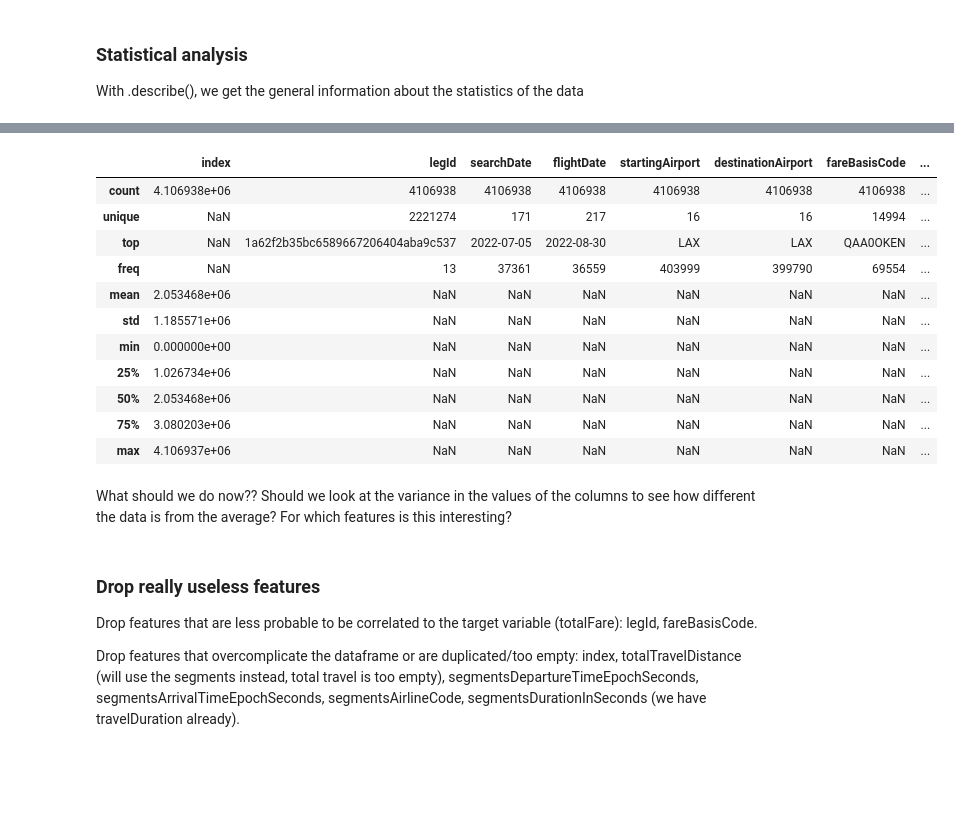
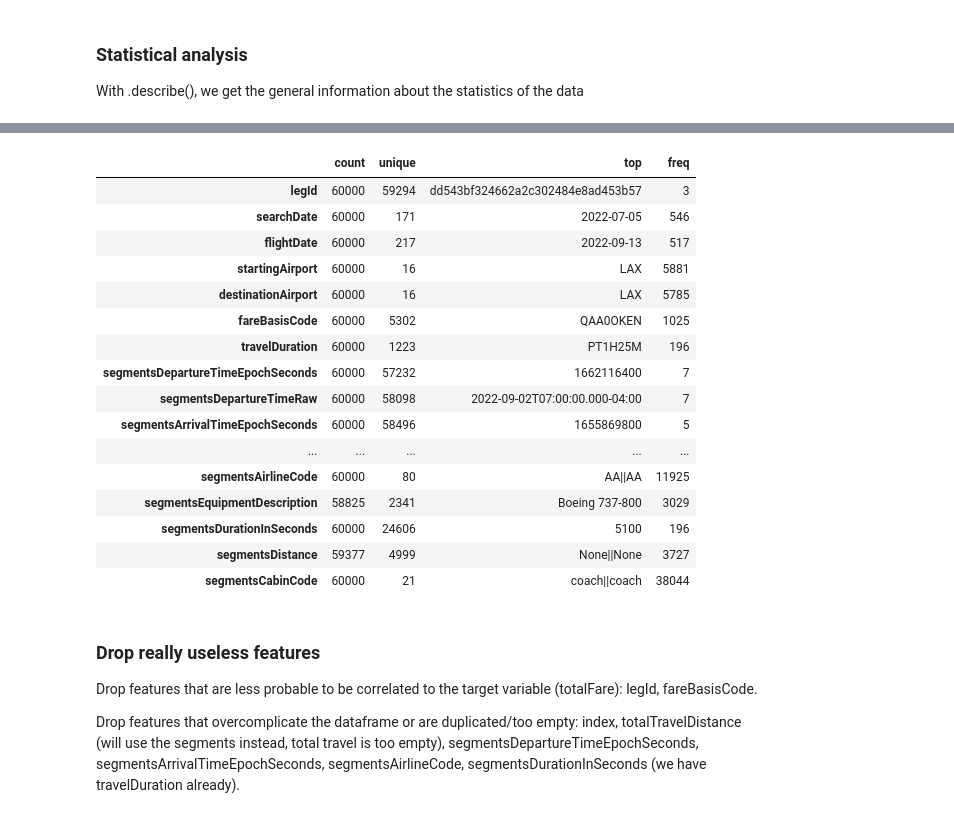
Before and after one commit to maria-pigazzi/flight-predictions-project, a Jupyter notebook: src/explore.ipynb, the cells around one changed output, grey strips where cells are left out. Saved outputs shown, nothing was run; the diff lists cells and outputs as text; code cells hidden in the pictures; blank space fills up the shorter version.

```diff
--- a/src/explore.ipynb
+++ b/src/explore.ipynb
@@ -32,5 +35,5 @@ db_con = sqlite3.connect("../data/raw/flight_data.sqlite")
 # %%
-import sqlite3
+''' import sqlite3
 import pandas as pd
 
-data_from_db = pd.read_sql_query('SELECT * from raw_data', db_con)
+data_from_db = pd.read_sql_query('SELECT * from raw_data', db_con) '''
@@ -183,20 +188,23 @@ data_from_db.describe() #why is it not describing all columns???
 # %%
-data_from_db.describe(include='all')
+data_from_db.describe(include = "O").T
 # %% [output]
-|  | index | legId | searchDate | flightDate | startingAirport | destinationAirport | fareBasisCode | ... |
-| count | 4.106938e+06 | 4106938 | 4106938 | 4106938 | 4106938 | 4106938 | 4106938 | ... |
-| unique | NaN | 2221274 | 171 | 217 | 16 | 16 | 14994 | ... |
-| top | NaN | 1a62f2b35bc6589667206404aba9c537 | 2022-07-05 | 2022-08-30 | LAX | LAX | QAA0OKEN | ... |
-| freq | NaN | 13 | 37361 | 36559 | 403999 | 399790 | 69554 | ... |
-| mean | 2.053468e+06 | NaN | NaN | NaN | NaN | NaN | NaN | ... |
-| std | 1.185571e+06 | NaN | NaN | NaN | NaN | NaN | NaN | ... |
-| min | 0.000000e+00 | NaN | NaN | NaN | NaN | NaN | NaN | ... |
-| 25% | 1.026734e+06 | NaN | NaN | NaN | NaN | NaN | NaN | ... |
-| 50% | 2.053468e+06 | NaN | NaN | NaN | NaN | NaN | NaN | ... |
-| 75% | 3.080203e+06 | NaN | NaN | NaN | NaN | NaN | NaN | ... |
-| max | 4.106937e+06 | NaN | NaN | NaN | NaN | NaN | NaN | ... |
+|  | count | unique | top | freq |
+| legId | 60000 | 59294 | dd543bf324662a2c302484e8ad453b57 | 3 |
+| searchDate | 60000 | 171 | 2022-07-05 | 546 |
+| flightDate | 60000 | 217 | 2022-09-13 | 517 |
+| startingAirport | 60000 | 16 | LAX | 5881 |
+| destinationAirport | 60000 | 16 | LAX | 5785 |
+| fareBasisCode | 60000 | 5302 | QAA0OKEN | 1025 |
+| travelDuration | 60000 | 1223 | PT1H25M | 196 |
+| segmentsDepartureTimeEpochSeconds | 60000 | 57232 | 1662116400 | 7 |
+| segmentsDepartureTimeRaw | 60000 | 58098 | 2022-09-02T07:00:00.000-04:00 | 7 |
+| segmentsArrivalTimeEpochSeconds | 60000 | 58496 | 1655869800 | 5 |
+| ... | ... | ... | ... | ... |
+| segmentsAirlineCode | 60000 | 80 | AA||AA | 11925 |
+| segmentsEquipmentDescription | 58825 | 2341 | Boeing 737-800 | 3029 |
+| segmentsDurationInSeconds | 60000 | 24606 | 5100 | 196 |
+| segmentsDistance | 59377 | 4999 | None||None | 3727 |
+| segmentsCabinCode | 60000 | 21 | coach||coach | 38044 |
-# %% [markdown]
-What should we do now?? Should we look at the variance in the values of the columns to see how different the data is from the average? For which features is this interesting?
 # %% [markdown]
 ### Drop really useless features
 
```
Also changed, not shown: parts of 69 cells of this notebook.
